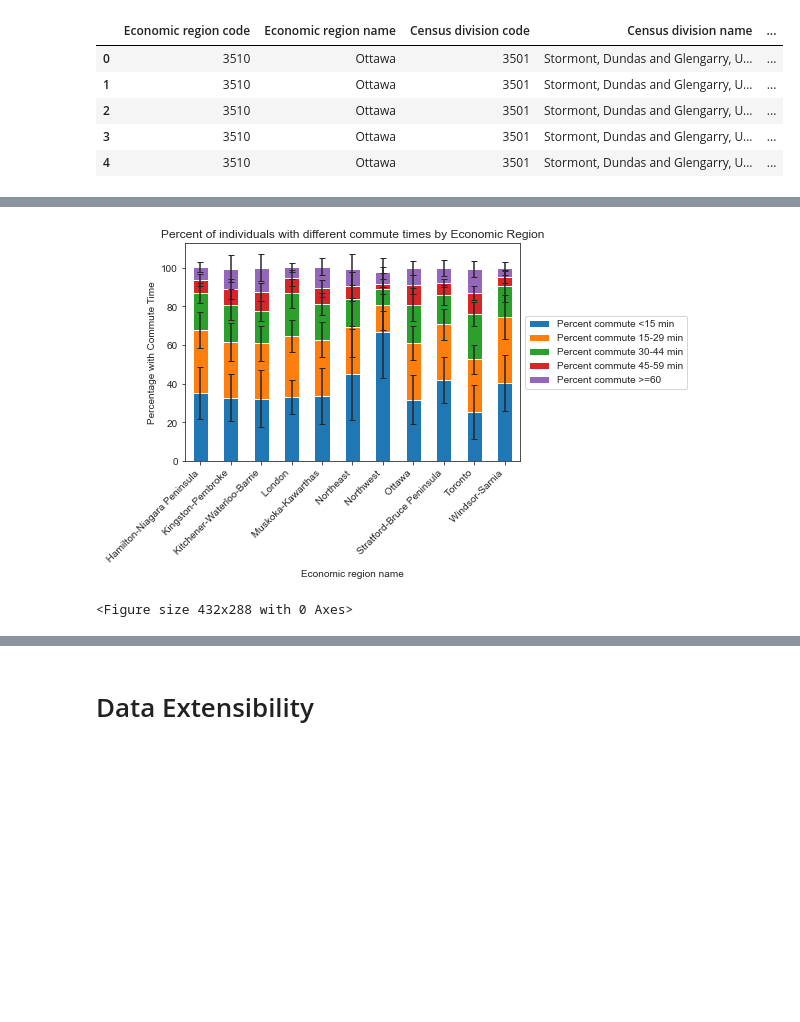
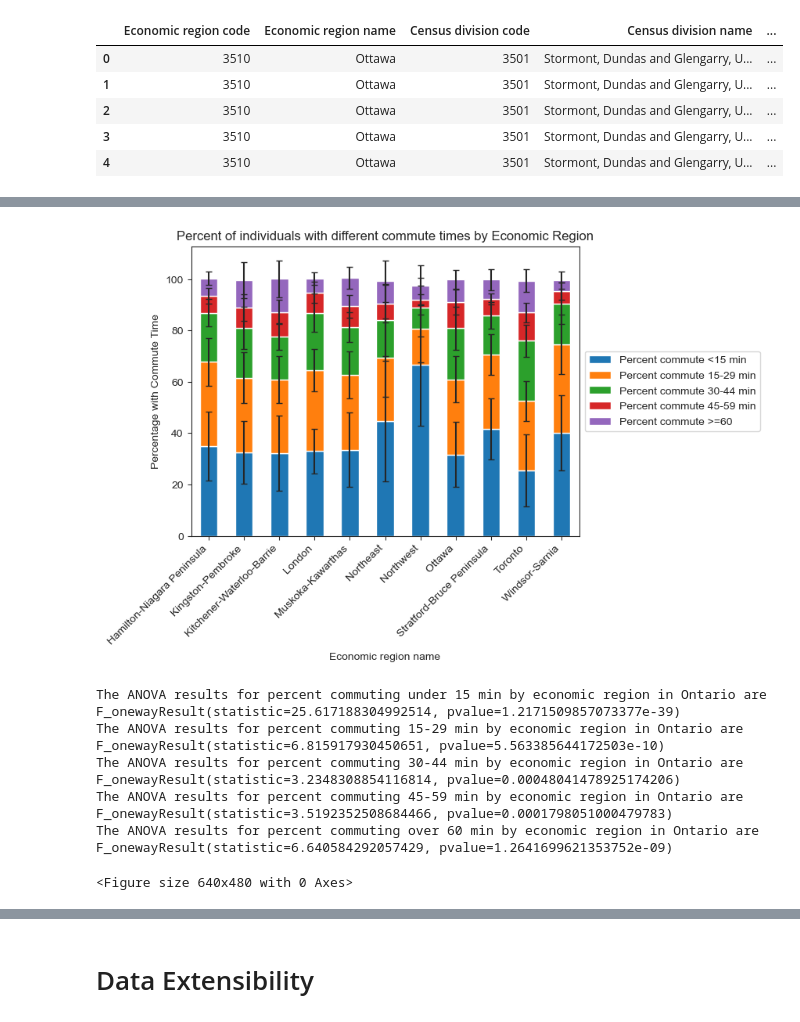
Before and after one commit to AyokOluwole/project-1, a Jupyter notebook: wage_jobs_analysis/wage_jobs_analysis.ipynb, the cells around one changed output, grey strips where cells are left out. Cells and saved outputs as stored; diff of their text form; code cells hidden in the pictures; blank space fills up the shorter version.

Commit message:
more analysis work

```diff
--- a/wage_jobs_analysis/wage_jobs_analysis.ipynb
+++ b/wage_jobs_analysis/wage_jobs_analysis.ipynb
@@ -378,18 +492,54 @@ ER_summary_stdev = summary_census.groupby('Economic region name')[['Population d
 # %%
-## Plots a stacked bar chart of commute times at the economic region level
+## Plots a stacked bar chart of commute times by economic region; y = average percent with each commute time in the region, and error bars = standard deviation
 ER_summary_mean[['Percent commute <15 min','Percent commute 15-29 min', 'Percent commute 30-44 min','Percent commute 45-59 min', 'Percent commute >=60']].plot(kind='bar', stacked=True, yerr=ER_summary_stdev[['Percent commute <15 min','Percent commute 15-29 min', 'Percent commute 30-44 min','Percent commute 45-59 min', 'Percent commute >=60']], capsize=3)
 
 # Formats the chart
 plt.legend(loc='center left', bbox_to_anchor=(1.0, 0.5))
 plt.ylabel("Percentage with Commute Time")
 plt.title("Percent of individuals with different commute times by Economic Region")
 plt.xticks(rotation=45, ha='right')
 
 # Shows the plot
 plt.show()
 
 # Save the figure
 plt.savefig("Outputs/commute.png")
+
+## Performs ANOVA statistical test to determine statistical significance of differences in averages of commute time bands
+## Makes groups for ANOVA analysis
+# Sets up an empty list to hold groups
+under_15 = {}
+from_15_29 = {}
+from_30_44 = {}
+from_45_59 = {}
+over_60 = {}
+
+# Iterates through Economic regions
+for region in ER_summary_mean.index:
+    under_15[region] = summary_census[(summary_census['Economic region name'] == region) & (summary_census['Percent commute <15 min']>0)]['Percent commute <15 min']
+    from_15_29[region] = summary_census[(summary_census['Economic region name'] == region) & (summary_census['Percent commute 15-29 min']>0)]['Percent commute 15-29 min']
+    from_30_44[region] = summary_census[(summary_census['Economic region name'] == region) & (summary_census['Percent commute 30-44 min']>0)]['Percent commute 30-44 min']
+    from_45_59[region] = summary_census[(summary_census['Economic region name'] == region) & (summary_census['Percent commute 45-59 min']>0)]['Percent commute 45-59 min']
+    over_60[region] = summary_census[(summary_census['Economic region name'] == region) & (summary_census['Percent commute >=60']>0)]['Percent commute >=60']
+
+## Performs ANOVA analysis to determine the significance of any differences in the means of the median, minimum, and maximum hourly wages in the different economic regions
+under_15_sig = stats.f_oneway(*(under_15[region] for region in ER_summary_mean.index))
+from_15_29_sig = stats.f_oneway(*(from_15_29[region] for region in ER_summary_mean.index))
+from_30_44_sig = stats.f_oneway(*(from_30_44[region] for region in ER_summary_mean.index))
+from_45_59_sig = stats.f_oneway(*(from_45_59[region] for region in ER_summary_mean.index))
+over_60_sig = stats.f_oneway(*(over_60[region] for region in ER_summary_mean.index))
+
+# Prints the analysis
+print(f"The ANOVA results for percent commuting under 15 min by economic region in Ontario are {under_15_sig}")
+print(f"The ANOVA results for percent commuting 15-29 min by economic region in Ontario are {from_15_29_sig}")
+print(f"The ANOVA results for percent commuting 30-44 min by economic region in Ontario are {from_30_44_sig}")
+print(f"The ANOVA results for percent commuting 45-59 min by economic region in Ontario are {from_45_59_sig}")
+print(f"The ANOVA results for percent commuting over 60 min by economic region in Ontario are {over_60_sig}")
 # %% [output]
-[figure, old version]
+[figure, new version]
-<Figure size 432x288 with 0 Axes>
+The ANOVA results for percent commuting under 15 min by economic region in Ontario are F_onewayResult(statistic=25.617188304992514, pvalue=1.2171509857073377e-39)
+The ANOVA results for percent commuting 15-29 min by economic region in Ontario are F_onewayResult(statistic=6.815917930450651, pvalue=5.563385644172503e-10)
+The ANOVA results for percent commuting 30-44 min by economic region in Ontario are F_onewayResult(statistic=3.2348308854116814, pvalue=0.00048041478925174206)
+The ANOVA results for percent commuting 45-59 min by economic region in Ontario are F_onewayResult(statistic=3.5192352508684466, pvalue=0.0001798051000479783)
+The ANOVA results for percent commuting over 60 min by economic region in Ontario are F_onewayResult(statistic=6.640584292057429, pvalue=1.2641699621353752e-09)
+<Figure size 640x480 with 0 Axes>
```
Also changed, not shown: parts of 17 cells of this notebook, 2 other files.
